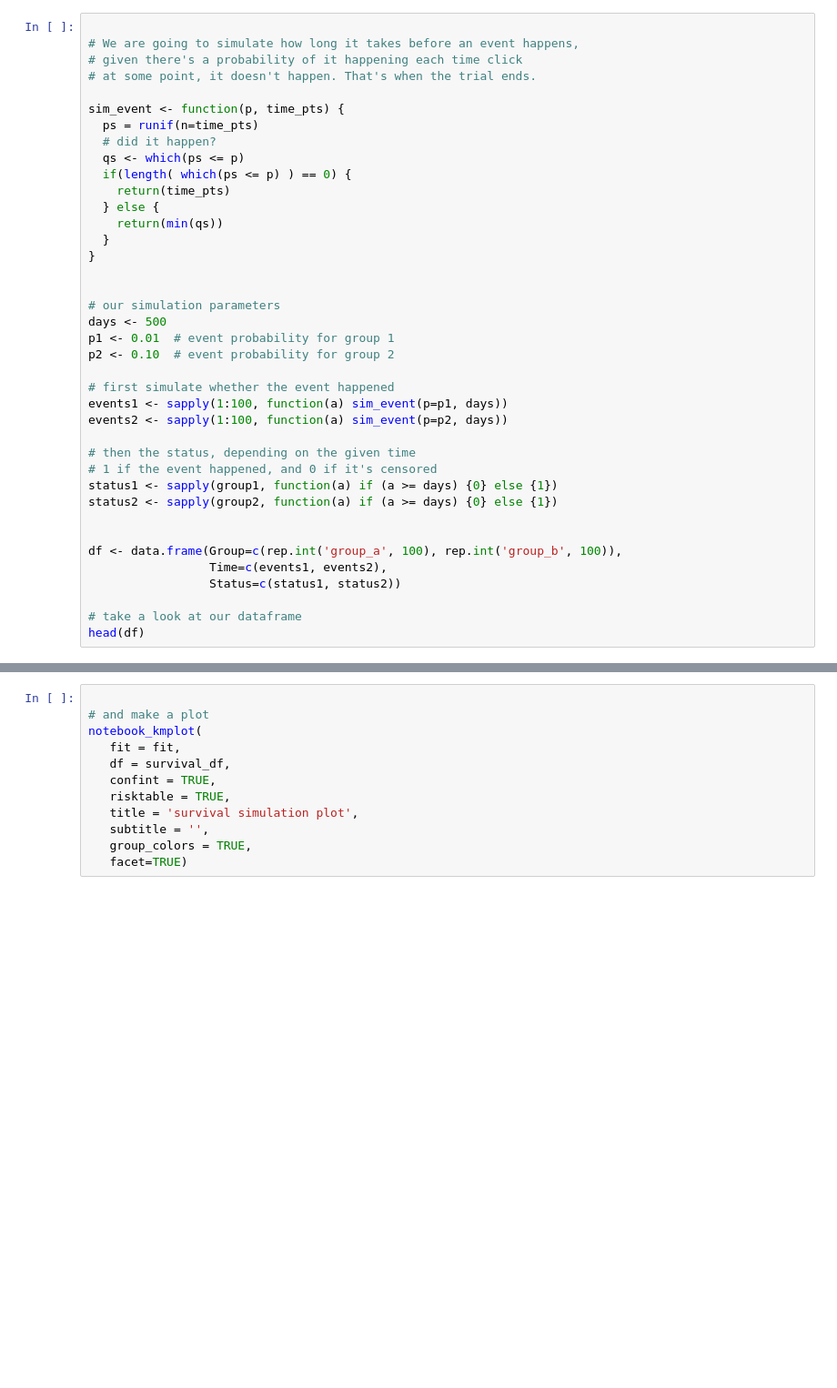
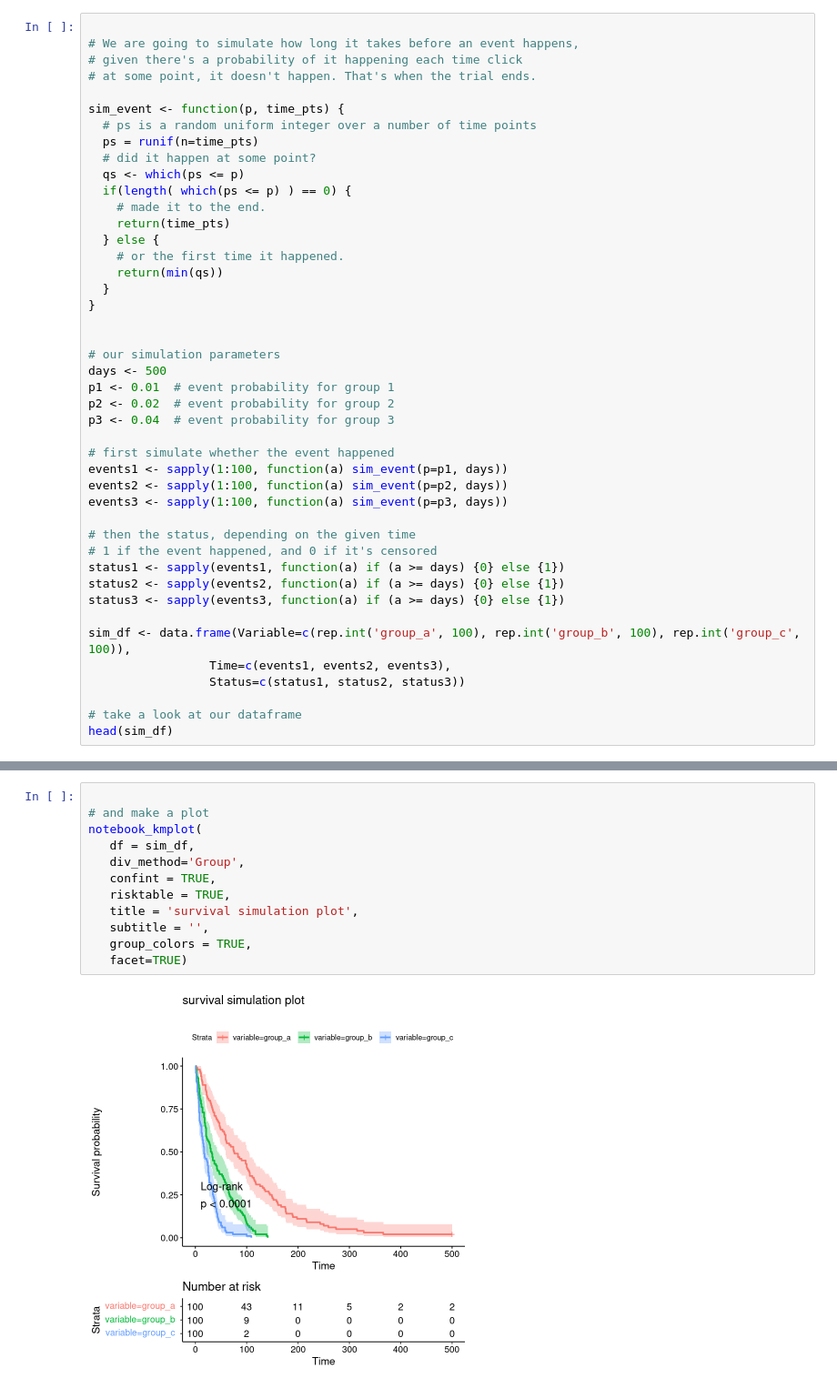
Before and after one commit to CRI-iAtlas/iatlas-notebooks, a Jupyter notebook: clinical_outcomes.ipynb, the cells around one changed output, grey strips where cells are left out. Shown: that part at 91% size. Drawn from its saved outputs; the diff is of its cells as text; blank space fills up the shorter version.

Commit message:
km plot done

```diff
--- a/clinical_outcomes.ipynb
+++ b/clinical_outcomes.ipynb
@@ -56,12 +78,15 @@ study, but we won't have that here.
 # at some point, it doesn't happen. That's when the trial ends.
 
 sim_event <- function(p, time_pts) {
+  # ps is a random uniform integer over a number of time points
   ps = runif(n=time_pts)
-  # did it happen?
+  # did it happen at some point?
   qs <- which(ps <= p)
   if(length( which(ps <= p) ) == 0) {
+    # made it to the end.
     return(time_pts)
   } else {
+    # or the first time it happened.
     return(min(qs))
   }
 }
@@ -70,21 +95,23 @@ sim_event <- function(p, time_pts) {
 # our simulation parameters
 days <- 500
 p1 <- 0.01  # event probability for group 1
-p2 <- 0.10  # event probability for group 2
+p2 <- 0.02  # event probability for group 2
+p3 <- 0.04  # event probability for group 3
 
 # first simulate whether the event happened
 events1 <- sapply(1:100, function(a) sim_event(p=p1, days))
 events2 <- sapply(1:100, function(a) sim_event(p=p2, days))
+events3 <- sapply(1:100, function(a) sim_event(p=p3, days))
 
 # then the status, depending on the given time
 # 1 if the event happened, and 0 if it's censored
-status1 <- sapply(group1, function(a) if (a >= days) {0} else {1})
-status2 <- sapply(group2, function(a) if (a >= days) {0} else {1})
+status1 <- sapply(events1, function(a) if (a >= days) {0} else {1})
+status2 <- sapply(events2, function(a) if (a >= days) {0} else {1})
+status3 <- sapply(events3, function(a) if (a >= days) {0} else {1})
 
-
-df <- data.frame(Group=c(rep.int('group_a', 100), rep.int('group_b', 100)),
-                 Time=c(events1, events2),
-                 Status=c(status1, status2))
+sim_df <- data.frame(Variable=c(rep.int('group_a', 100), rep.int('group_b', 100), rep.int('group_c', 100)),
+                 Time=c(events1, events2, events3),
+                 Status=c(status1, status2, status3))
 
 # take a look at our dataframe
-head(df)
+head(sim_df)
@@ -125,12 +130,14 @@ notebook_kmplot(
 # %%
 
 # and make a plot
 notebook_kmplot(
-   fit = fit,
-   df = survival_df,
+   df = sim_df,
+   div_method='Group',
    confint = TRUE,
    risktable = TRUE,
    title = 'survival simulation plot',
    subtitle = '',
    group_colors = TRUE,
    facet=TRUE)
+# %% [output]
+[figure, added]
```
Also changed, not shown: parts of 32 cells of this notebook, 2 other files.
